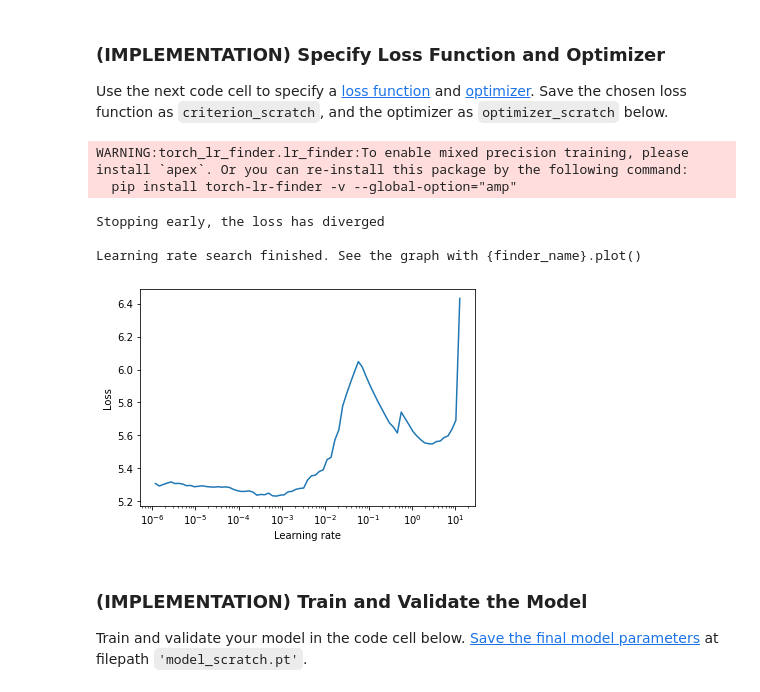
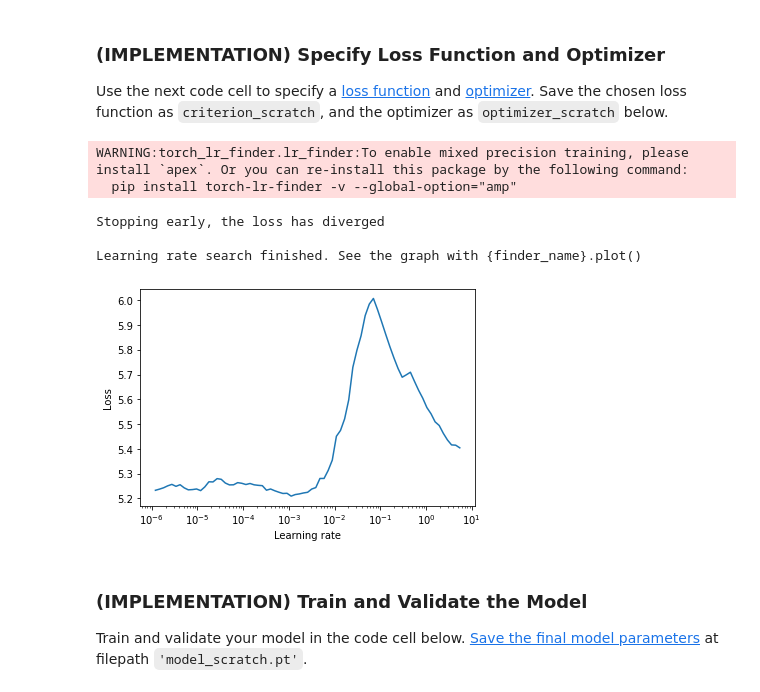
Before and after one commit to cyyeh/ml-engineering-ndegree, a Jupyter notebook: projects/capstone-project/dog_app.ipynb, the cells around one changed output. Drawn from its saved outputs; the diff is of its cells as text; code cells hidden in the pictures.

```diff
--- a/projects/capstone-project/dog_app.ipynb
+++ b/projects/capstone-project/dog_app.ipynb
@@ -658,25 +658,24 @@ import torch.optim as optim
 criterion_scratch = nn.CrossEntropyLoss()
 
 ### TODO: select optimizer
-optimizer_scratch = optim.Adam(model_scratch.parameters(), lr=0.001)
+optimizer_scratch = optim.Adam(model_scratch.parameters(), lr=1e-7, weight_decay=1e-2)
 # %%
 # learning rate finder
 # https://arxiv.org/abs/1506.01186
 # blog: https://sgugger.github.io/how-do-you-find-a-good-learning-rate.html
 from torch_lr_finder import LRFinder
 
-optimizer_test = optim.Adam(model_scratch.parameters(), lr=1e-7)
-lr_finder = LRFinder(model_scratch, optimizer_test, criterion_scratch, device='cuda' if use_cuda else 'cpu')
+lr_finder = LRFinder(model_scratch, optimizer_scratch, criterion_scratch, device='cuda' if use_cuda else 'cpu')
 lr_finder.range_test(loaders_scratch['train'], end_lr=100, num_iter=100)
 lr_finder.plot() # to inspect the loss-learning rate graph
 lr_finder.reset() # to reset the model and optimizer to their initial state
 # %% [output]
 WARNING:torch_lr_finder.lr_finder:To enable mixed precision training, please install `apex`. Or you can re-install this package by the following command:
   pip install torch-lr-finder -v --global-option="amp"
 Stopping early, the loss has diverged
 
 Learning rate search finished. See the graph with {finder_name}.plot()
-[figure, old version]
+[figure, new version]
 # %% [markdown]
 ### (IMPLEMENTATION) Train and Validate the Model
 
```
Also changed, not shown: parts of 6 cells of this notebook, 1 other file.
